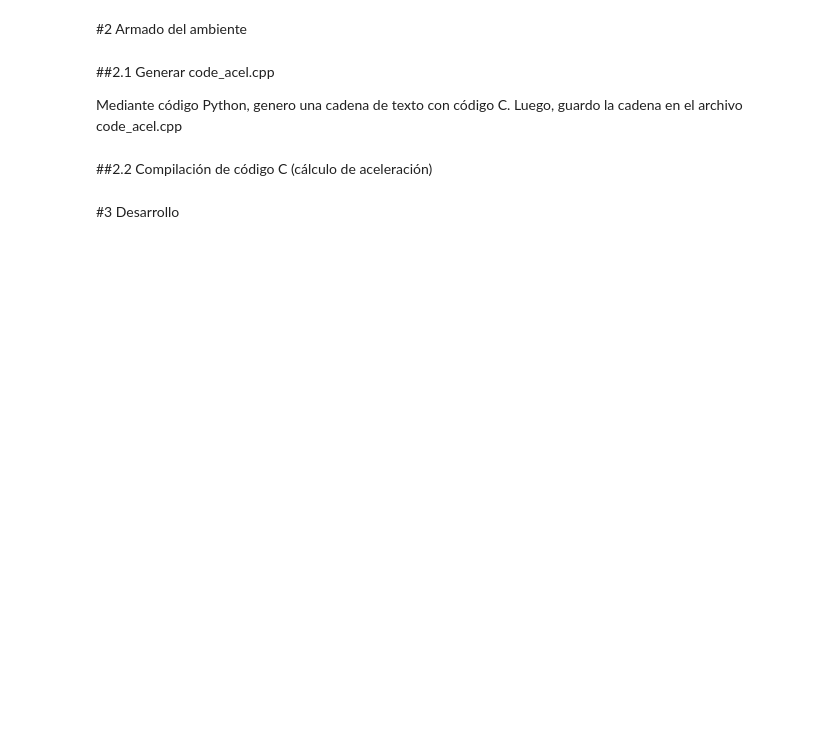
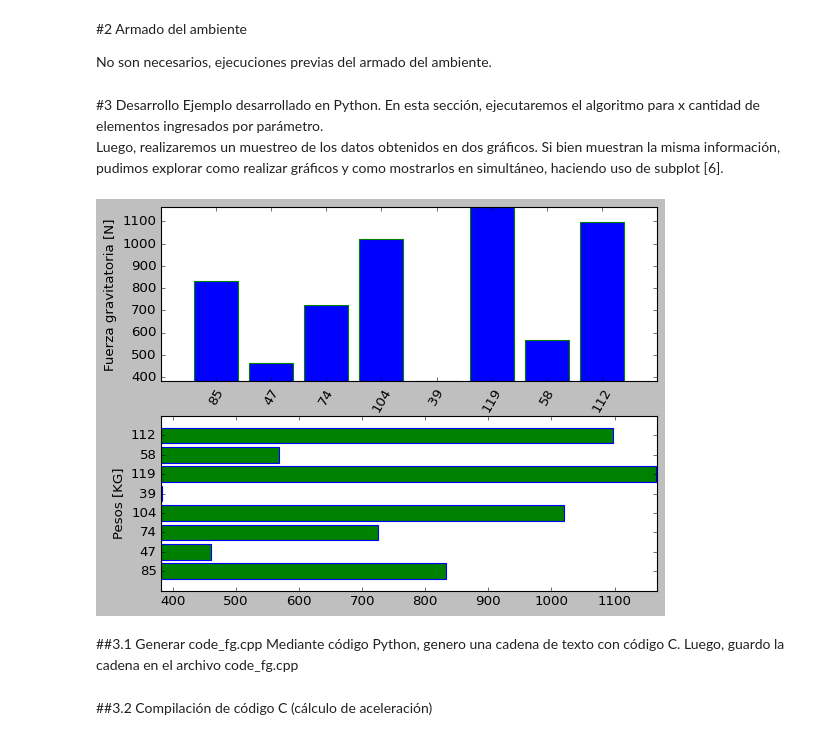
Before and after one commit to ZabalaGaston/HPC, a Jupyter notebook: Zabala_Gaston_ejercicio_3.ipynb, the cells around one changed output. Saved outputs shown, nothing was run; the diff lists cells and outputs as text; code cells hidden in the pictures; blank space fills up the shorter version.

```diff
--- a/Zabala_Gaston_ejercicio_3.ipynb
+++ b/Zabala_Gaston_ejercicio_3.ipynb
@@ -13,11 +17,67 @@ A continuación, calcularemos la aceleración de varios cuerpos utilizando OpenM
 # %% [markdown]
 #2 Armado del ambiente
+
+No son necesarios, ejecuciones previas del armado del ambiente.
+# %% [markdown]
+#3 Desarrollo
+Ejemplo desarrollado en Python. En esta sección, ejecutaremos el algoritmo para x cantidad de elementos ingresados por parámetro. <br>
+Luego, realizaremos un muestreo de los datos obtenidos en dos gráficos. Si bien muestran la misma información, pudimos explorar como realizar gráficos y como mostrarlos en simultáneo, haciendo uso de subplot [6].
+# %%
+#@title ## Parámetros de ejecución
+
+#@markdown ---
+#@markdown ### Especifique la cantidad de elementos a las cuales se les va a calcular la fuerza gravitatoria:
+
+elementos = 628338#@param {type:"slider", min:10, max:2000000, step:1}
+
+try:
+  import numpy as np
+  import matplotlib.pyplot as plt
+  from matplotlib import animation, rc
+  from IPython.display import HTML
+
+  # Variables constantes
+  r = 6378140
+  G = 6.674 * pow(10,-11);
+  masaTierra = 5.974 * pow(10,24);
+  pesoMinimo = 30
+  pesoMaximo = 120
+
+  # Creo el vector con las masas de los cuerpos
+  v_masasCuerpos  = np.random.randint(pesoMinimo, pesoMaximo, size=elementos)
+  v_fg  = np.zeros(elementos)
+
+  for i in range( 0, elementos ):
+    v_fg[i] = G * masaTierra  *  v_masasCuerpos[i] / pow(r,2);
+
+  x = 8 # Estoy limitando a que me muestre x resultados
+  #v_fg[0:x] recupera valores de 0 a x, esto lo hago para que no
+  #quede un grafico extenso
+
+  plt.title("Muestra de resultados obtenidos" )
+
+  plt.subplot(2, 1, 1)
+  plt.ylabel('Fuerza gravitatoria [N]')
+  plt.bar(range(x), v_fg[0:x], edgecolor = "green", color = "blue")
+  plt.xticks (range(x), v_masasCuerpos[0:x],rotation = 60)
+  plt.ylim(min(v_fg[0:x])-1,max(v_fg[0:x])+1)
+
+# creamos el segundo panel
+  plt.subplot(2, 1, 2)
+  plt.barh(range(x), v_fg[0:x], edgecolor = "blue", color = "green")
+  plt.yticks (range(x), v_masasCuerpos[0:x])
+  plt.xlim(min(v_fg[0:x])-1,max(v_fg[0:x])+1)
+  plt.ylabel('Pesos [KG]')
+
+except ModuleNotFoundError:
+  print("Error en modulos utilizados")
+except Exception as e:
+  print("Error:",e.args)
+# %% [output]
+[figure, added]
 # %% [markdown]
-
-
-##2.1  Generar code_acel.cpp
-
-Mediante código Python, genero una cadena de texto con código C. Luego, guardo la cadena en el archivo code_acel.cpp
+##3.1 Generar code_fg.cpp
+Mediante código Python, genero una cadena de texto con código C. Luego, guardo la cadena en el archivo code_fg.cpp
 # %%
 code = """
 
@@ -142,5 +210,5 @@ text_file = open("code_acel.cpp","w")
 text_file.write(code)
 text_file.close()
 # %% [markdown]
-##2.2 Compilación de código C (cálculo de aceleración)
+##3.2 Compilación de código C (cálculo de aceleración)
 # %%
@@ -148,2 +215,0 @@ text_file.close()
-# %% [markdown]
-#3 Desarrollo
```
Also changed, not shown: parts of 12 cells of this notebook.
